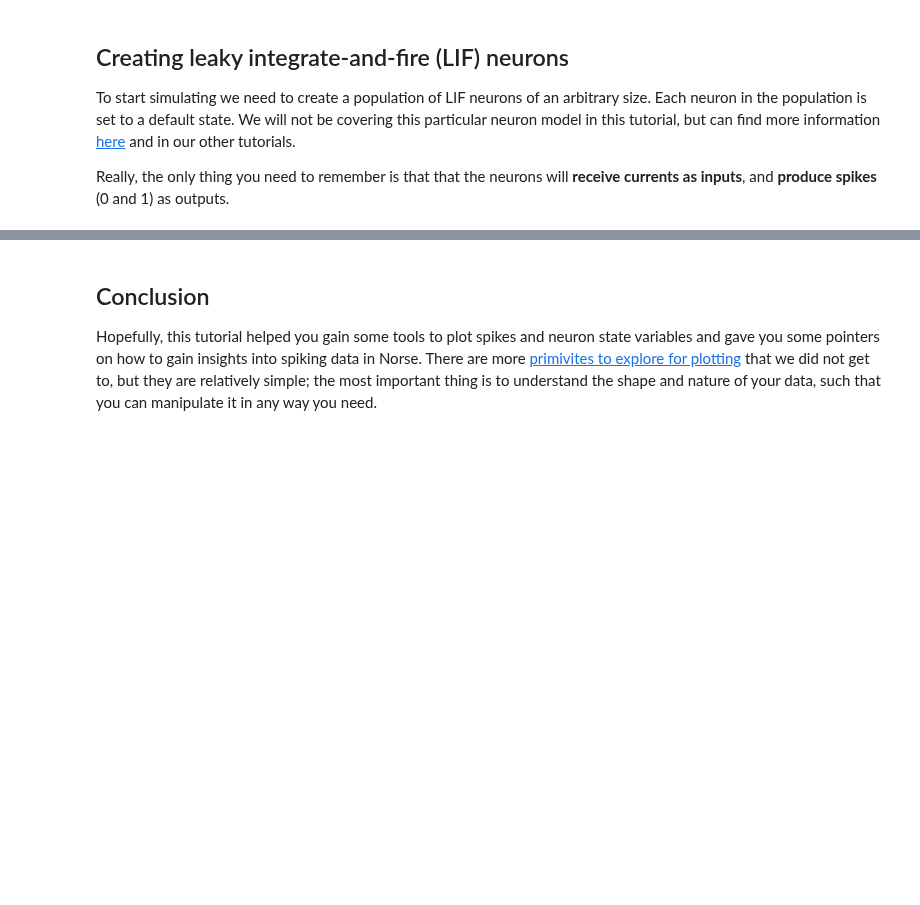
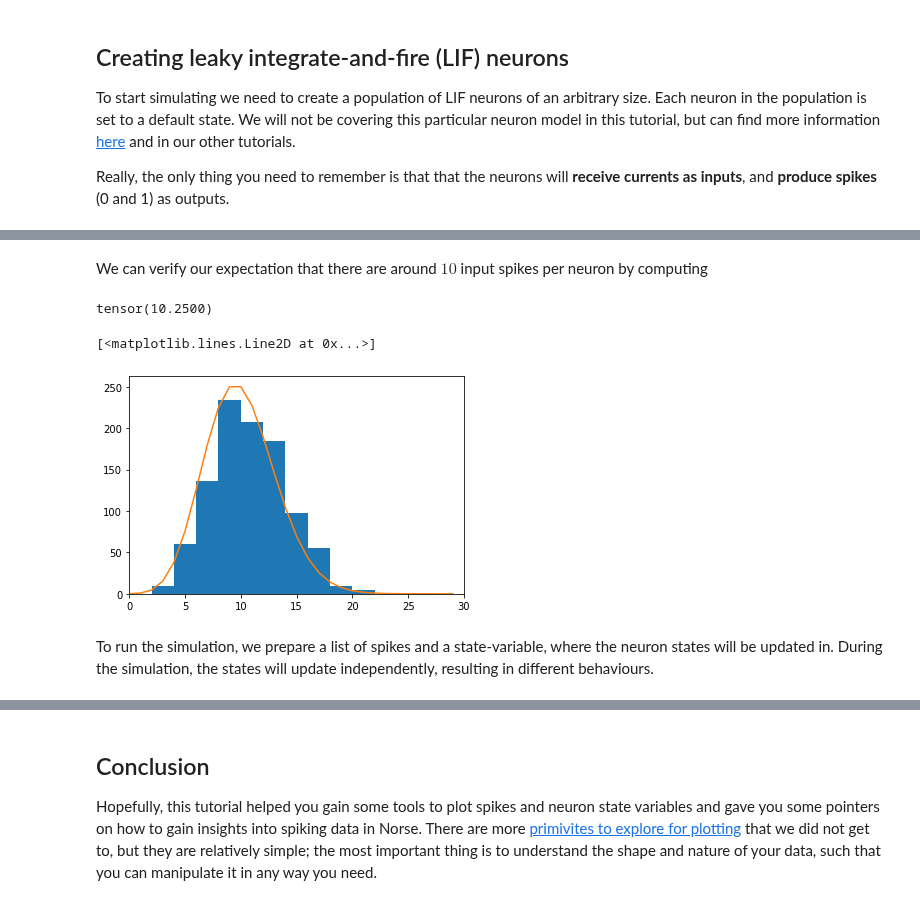
Before and after one commit to norse/notebooks, a Jupyter notebook: intro_plotting.ipynb, the cells around one changed output, grey strips where cells are left out. Cells and saved outputs as stored; diff of their text form; code cells hidden in the pictures; blank space fills up the shorter version.

```diff
--- a/intro_plotting.ipynb
+++ b/intro_plotting.ipynb
@@ -157,0 +87,24 @@ Neuron 8, however is rapidly firing throughout.
+# %%
+timesteps = 1000 # simulate for 1 second (1 ms timestep)
+num_neurons = 1000
+
+input_spikes = torch.rand((timesteps, num_neurons)) < 0.01 # expect ~ 10 input spikes per neuron
+# %% [markdown]
+We can verify our expectation that there are around $10$ input spikes per neuron by computing
+# %%
+torch.mean(torch.sum(input_spikes, dim=0).float())
+# %% [output]
+tensor(10.2500)
+# %%
+ax = plot_histogram_2d(input_spikes.sum(0))
+ax.set_xlim(0,30)
+
+def poisson_fn(lamb, k):
+    return lamb**k * torch.exp(- lamb) / ((k + 1).lgamma().exp())
+
+plt.plot(poisson_fn(torch.tensor(timesteps*0.01), torch.arange(0,30)) * 2 * num_neurons)
+# %% [output]
+[<matplotlib.lines.Line2D at 0x...>]
+[figure, added]
+# %% [markdown]
+To run the simulation, we prepare a list of spikes and a state-variable, where the neuron states will be updated in. During the simulation, the states will update independently, resulting in different behaviours.
```
Also changed, not shown: parts of 44 cells of this notebook.
